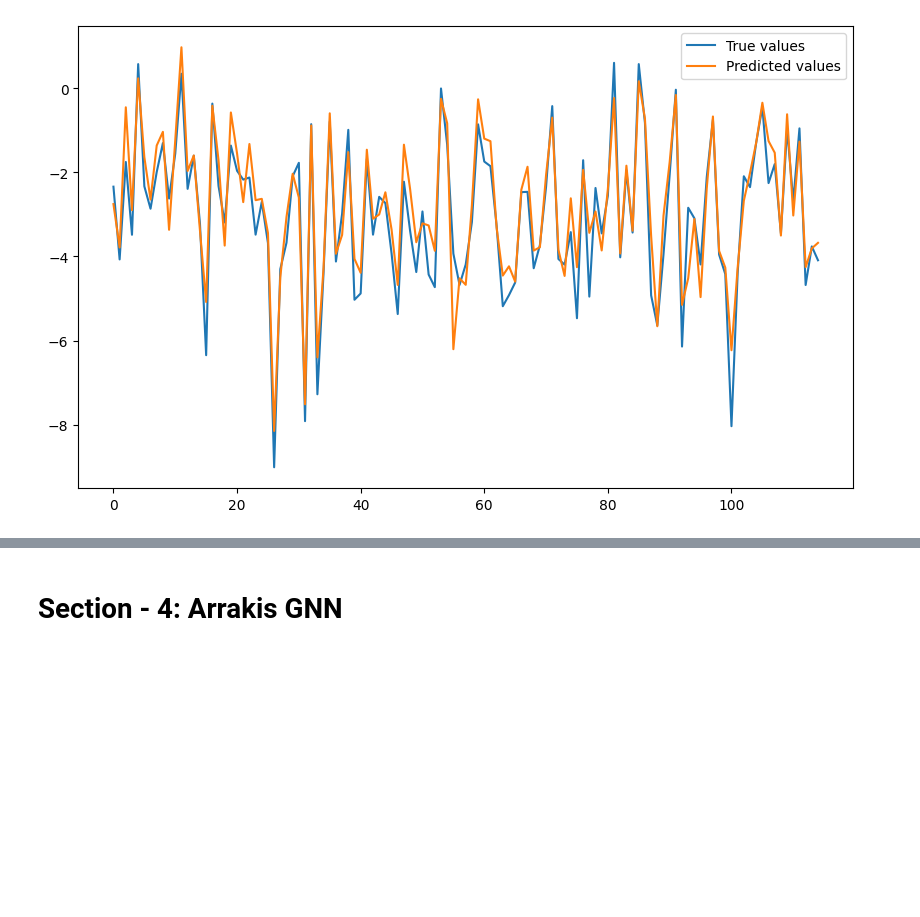
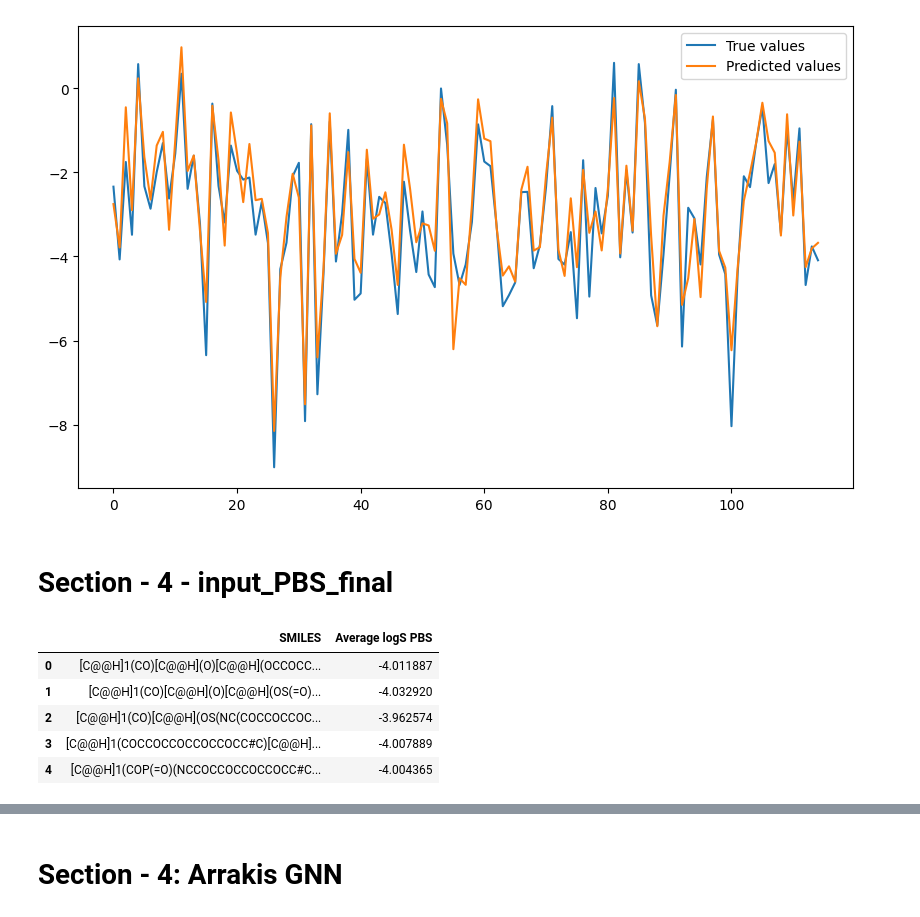
Before and after one commit to pranay8297/deep-learning-projects, a Jupyter notebook: HiGNN_Implementation.ipynb, the cells around one changed output, grey strips where cells are left out. Saved outputs shown, nothing was run; the diff lists cells and outputs as text; code cells hidden in the pictures; blank space fills up the shorter version.

```diff
--- a/HiGNN_Implementation.ipynb
+++ b/HiGNN_Implementation.ipynb
@@ -961,3 +957,15 @@ plt.legend()
 plt.show()
 # %% [output]
 [figure]
+# %% [markdown]
+# Section - 4 - input_PBS_final
+# %%
+df = pd.read_csv("./chem_datasets/input_PBS_final.csv")
+df.head()
+# %% [output]
+|  | SMILES | Average logS PBS |
+| 0 | [C@@H]1(CO)[C@@H](O)[C@@H](OCCOCC... | -4.011887 |
+| 1 | [C@@H]1(CO)[C@@H](O)[C@@H](OS(=O)... | -4.032920 |
+| 2 | [C@@H]1(CO)[C@@H](OS(NC(COCCOCCOC... | -3.962574 |
+| 3 | [C@@H]1(COCCOCCOCCOCCOCC#C)[C@@H]... | -4.007889 |
+| 4 | [C@@H]1(COP(=O)(NCCOCCOCCOCCOCC#C... | -4.004365 |
```
Also changed, not shown: parts of 69 cells of this notebook.
